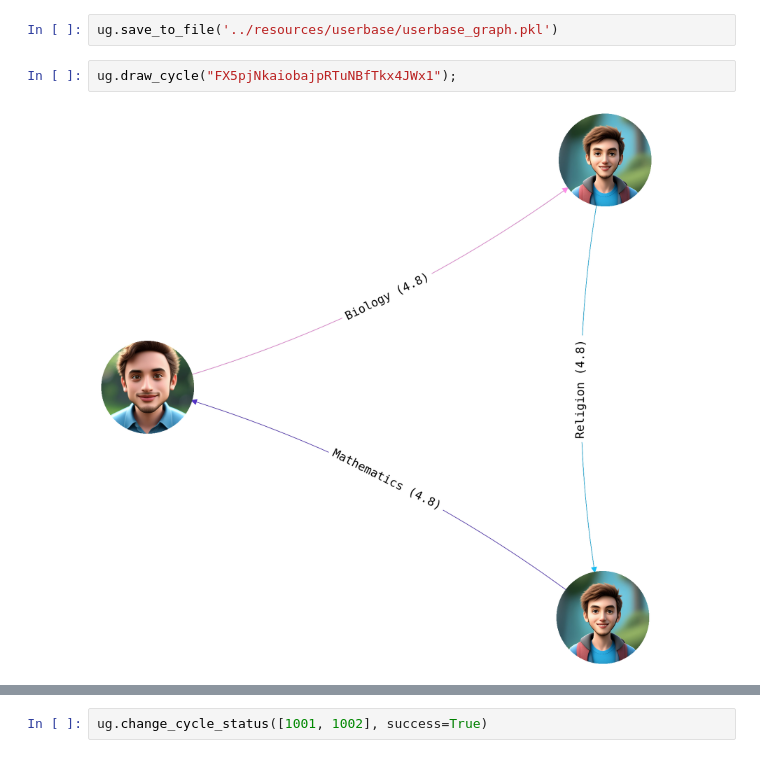
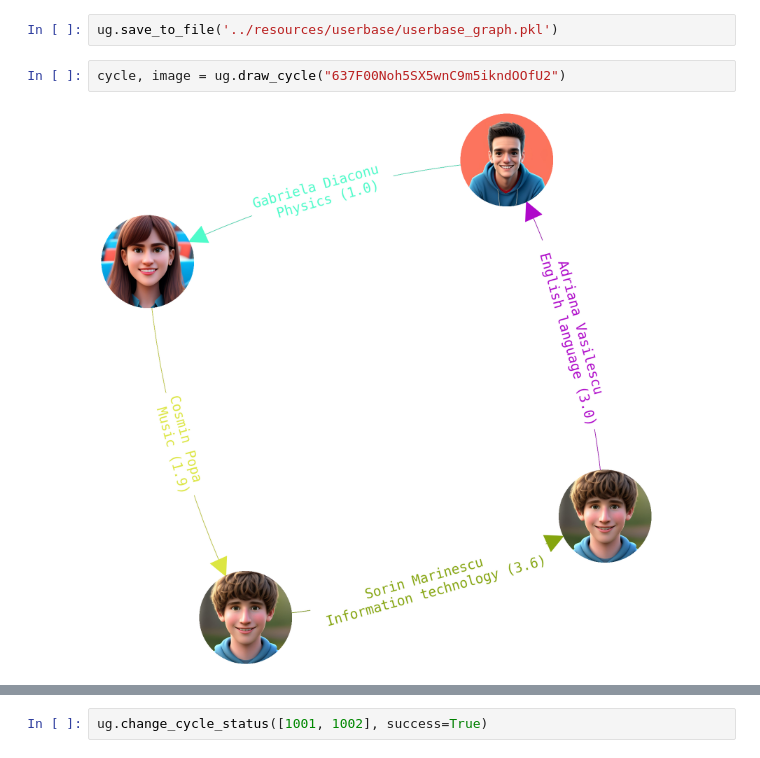
Before and after one commit to njaric03/UniHack24-Vanjo, a Jupyter notebook: knowledge_graph/make_knowledge_graph.ipynb, the cells around one changed output, grey strips where cells are left out. Cells and saved outputs as stored; diff of their text form.

Commit message:
fixed plots

```diff
--- a/knowledge_graph/make_knowledge_graph.ipynb
+++ b/knowledge_graph/make_knowledge_graph.ipynb
@@ -49,6 +60,6 @@ ug.add_user(1001, attributes = {'is_professor': True,
 # %%
 ug.save_to_file('../resources/userbase/userbase_graph.pkl')
-# %%
-ug.draw_cycle("FX5pjNkaiobajpRTuNBfTkx4JWx1");
-# %% [output]
-[figure, removed]
+# %%
+cycle, image = ug.draw_cycle("637F00Noh5SX5wnC9m5ikndOOfU2")
+# %% [output]
+[figure, added]
```
Also changed, not shown: parts of 4 cells of this notebook, 3 other files.
